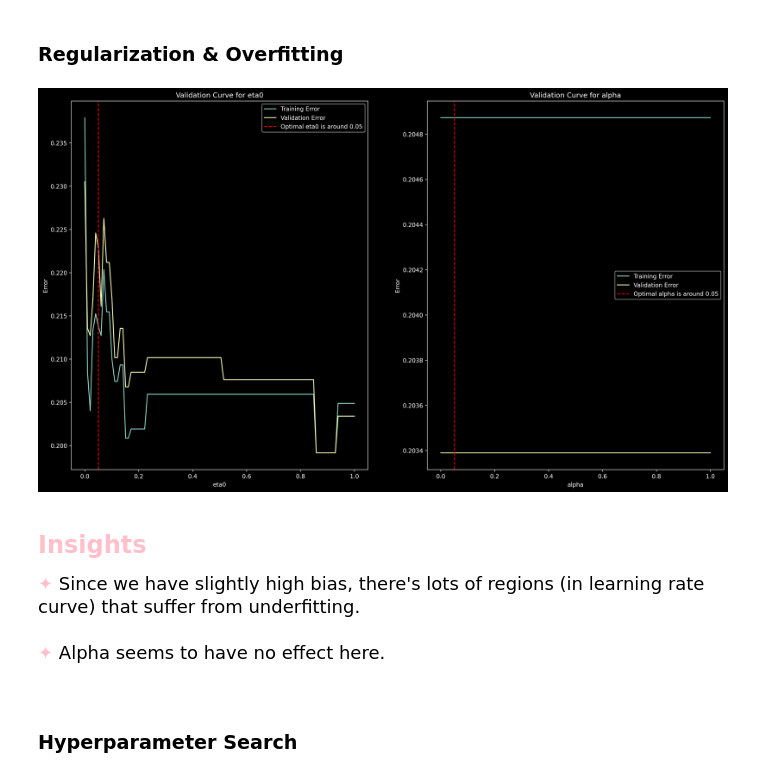
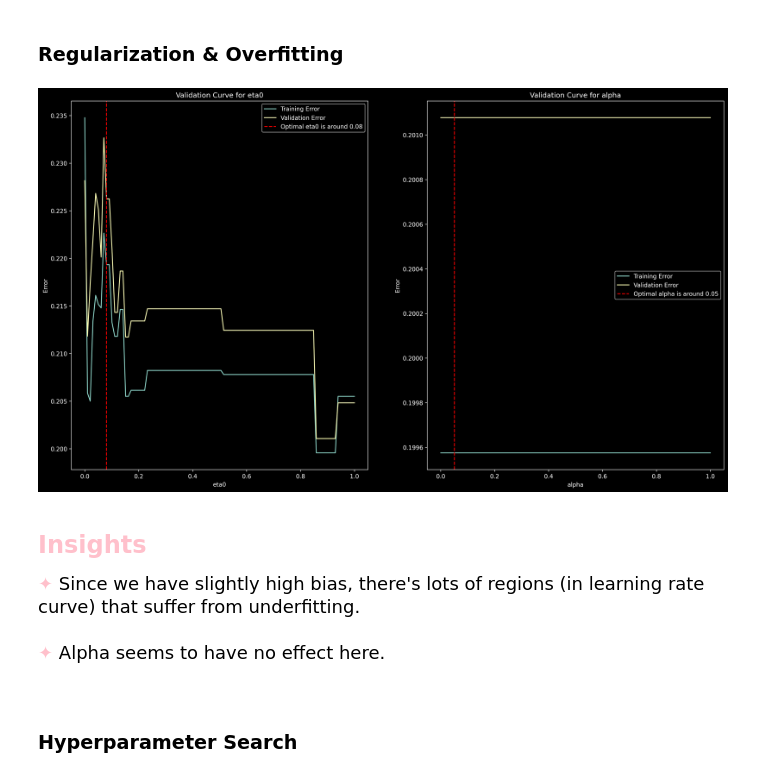
Before and after one commit to Marim1611/Bing-Bang-BodyLevel, a Jupyter notebook: ModelPipelines/Perceptron/Analysis.ipynb, the cells around one changed output. Drawn from its saved outputs; the diff is of its cells as text; code cells hidden in the pictures.

Commit message:
Perceptron experiments

```diff
--- a/ModelPipelines/Perceptron/Analysis.ipynb
+++ b/ModelPipelines/Perceptron/Analysis.ipynb
@@ -11,14 +11,15 @@ from IPython.display import clear_output, HTML
 from scipy.stats import loguniform
 from utils import nice_table, save_hyperparameters, load_hyperparameters, get_metrics
 import numpy as np
-model_name = 'LogisticRegression'
+model_name = 'Perceptron'
 # %% [markdown]
 # <font color="LemonChiffon">Perceptron</font> Analysis
 # %% [markdown]
 ### Initialization
 # %%
 x_data_d, y_data_d = read_data(kind='Numerical')
-clf = Perceptron()
+opt_params = load_hyperparameters(model_name)
+clf = Perceptron(**opt_params)
 clf.fit(x_data_d, y_data_d)
 
 show_hyperparams(clf)
@@ -71,21 +71,21 @@ learning_curves(clf, x_data_d, y_data_d, cv=4,N=train_sizes)
 ### Regularization & Overfitting
 # %%
 x_data_d, y_data_d = read_data(kind='Numerical')
-clf = Perceptron()
+clf = Perceptron(**opt_params)
 clf.fit(x_data_d, y_data_d)
 
 # Reasonable values for eta0 are larger than zero(larger than 1e-8 or 1e-10) and probably less than 1.0
 
 hyperparameters= {'eta0': np.linspace(1e-10, 1.0, 100), 'alpha': np.linspace(0.0001, 1.0, 100)}
 
 validation_curves(clf,x_data_d,y_data_d,5,hyperparameters)
 
 convey_insights([
     "Since we have slightly high bias, there's lots of regions (in learning rate curve) that suffer from underfitting.",
     "Alpha seems to have no effect here.",
 ])
 # %% [output]
-[figure, old version]
+[figure, new version]
 <h3><font color="pink" size=5>Insights</font></h3> <font size=4>
 <font color="pink">✦</font> Since we have slightly high bias, there's lots of regions (in learning rate curve) that suffer from underfitting.<br><br><font color="pink">✦</font> Alpha seems to have no effect here.<br><br></font>
 # %% [markdown]
```
Also changed, not shown: parts of 7 cells of this notebook, 14 other files.
